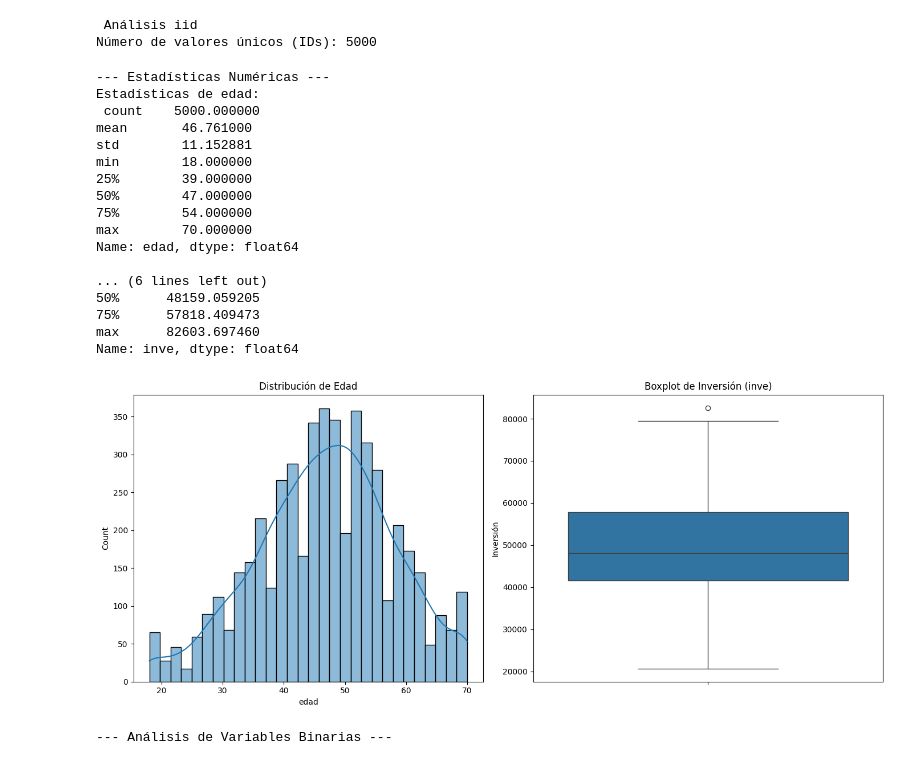
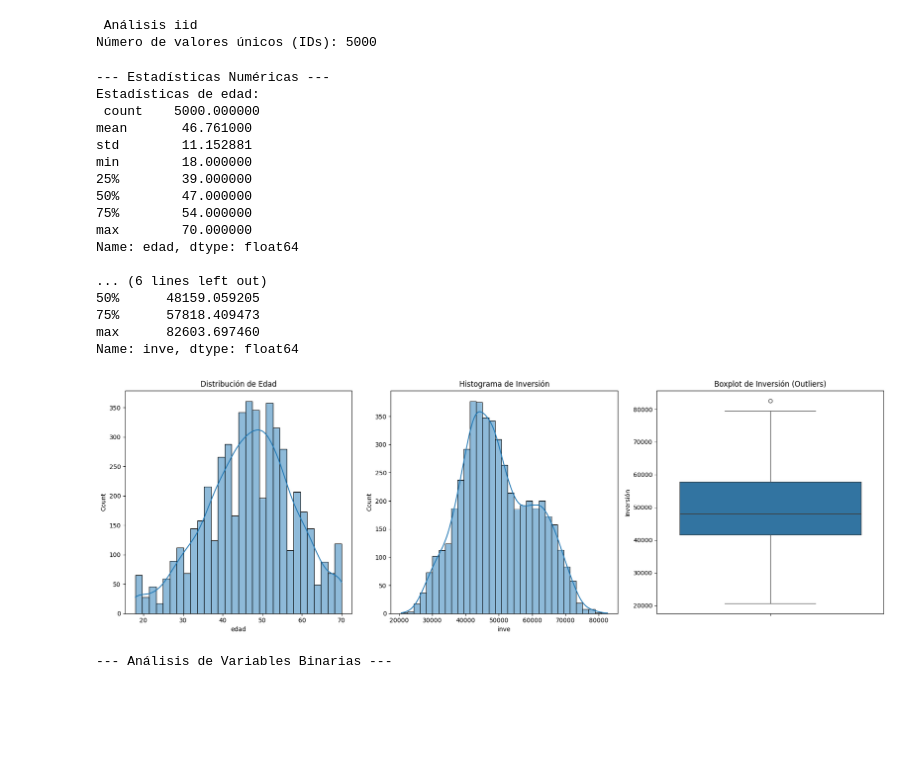
Before and after one commit to hermanndavidcode/-aa2037e872e6de616562b599ed210a60-prueba-tecnica-BEWAY, a Jupyter notebook: Notebook_prueba.ipynb, the cells around one changed output. Drawn from its saved outputs; the diff is of its cells as text; code cells hidden in the pictures; blank space fills up the shorter version.

```diff
--- a/Notebook_prueba.ipynb
+++ b/Notebook_prueba.ipynb
@@ -112,48 +120,52 @@ print(f"Número de valores únicos (IDs): {df['iid'].nunique()}")
  Análisis iid
 Número de valores únicos (IDs): 5000
 # %%
-# Análisis edad e inversión
-# Medidas de tendencia central, dispersión y distribución para variables numéricas
+# Medidas de tendencia central y dispersión para edad e ingresos
 print("\n--- Estadísticas Numéricas ---")
+# Descripción general de las estadísticas
 print("Estadísticas de edad:\n", df['edad'].describe())
 print("\nEstadísticas de inversión (inve):\n", df['inve'].describe())
 
-# Graficación de distribución y boxplot para edad e inversión
-# Canvas
-plt.figure(figsize=(14, 6))
+plt.figure(figsize=(18, 6)) # Ajustamos el tamaño para acomodar tres plots
 
-# Histograma y KDE para edad (distribución)
-plt.subplot(1, 2, 1)
+# PLOT 1: Edad (R1, C1)
+plt.subplot(1, 3, 1)  # Indicamos 3 columnas
 sns.histplot(df['edad'], kde=True)
 plt.title('Distribución de Edad')
 
-# Boxplot para outliers (Visualización de rango y posibles valores extremos)
-plt.subplot(1, 2, 2)
+# PLOT 2: Inversión Histograma (R1, C2)
+plt.subplot(1, 3, 2) # Indicamos la segunda columna
+sns.histplot(df['inve'], kde=True)
+plt.title('Histograma de Inversión')
+
+# PLOT 3: Inversión Boxplot (R1, C3)
+plt.subplot(1, 3, 3) # Indicamos la tercera columna
 sns.boxplot(y=df['inve'])
-plt.title('Boxplot de Inversión (inve)')
+plt.title('Boxplot de Inversión (Outliers)')
 plt.ylabel('Inversión')
+
 
 plt.tight_layout()
 plt.show()
 # %% [output]
 --- Estadísticas Numéricas ---
 Estadísticas de edad:
  count    5000.000000
 mean       46.761000
 std        11.152881
 min        18.000000
 25%        39.000000
 50%        47.000000
 75%        54.000000
 max        70.000000
 Name: edad, dtype: float64
 
 ... (6 lines left out)
 50%      48159.059205
 75%      57818.409473
 max      82603.697460
 Name: inve, dtype: float64
-[figure, old version]
+[figure, new version]
 # %%
 # Análisis de variables categóricas (grupo, sexo, uso_app, tarjeta_debito, tipo_tarjeta)
 print("\n--- Análisis de Variables Binarias ---")
```
Also changed, not shown: parts of 10 cells of this notebook.
